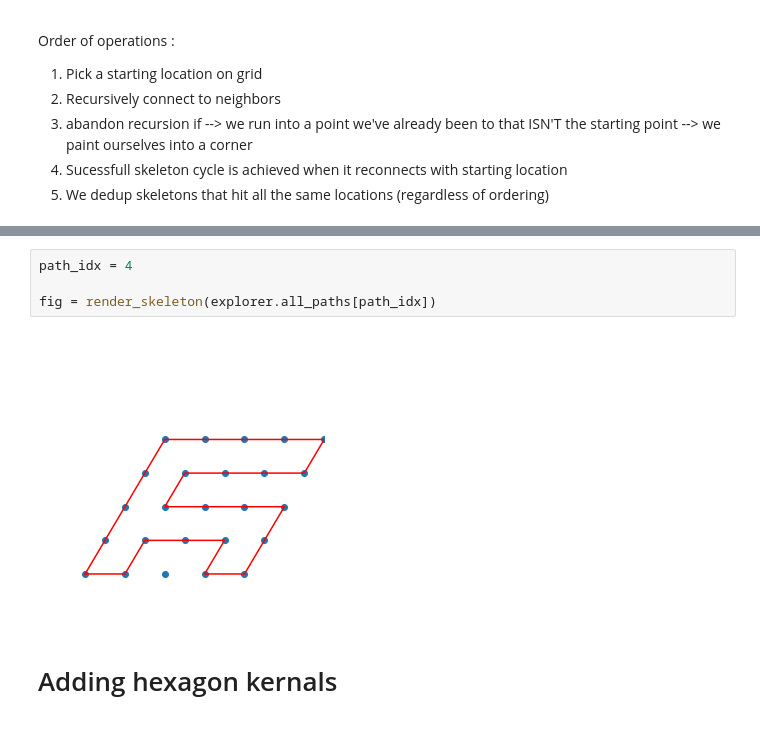
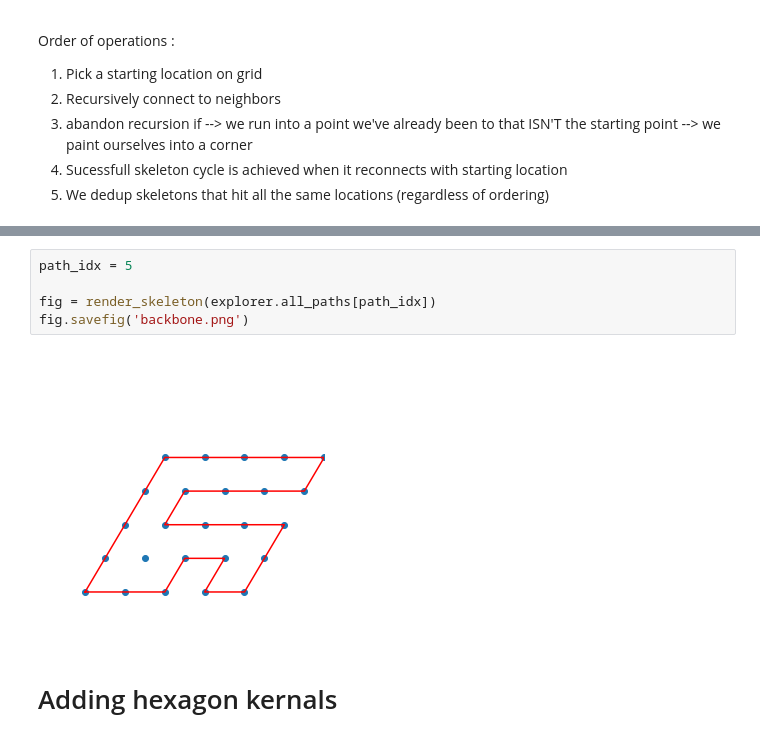
Before and after one commit to NicholasARossi/generative_artforms, a Jupyter notebook: notebooks/glyph_notebooks/glyph_demo.ipynb, the cells around one changed output, grey strips where cells are left out. Drawn from its saved outputs; the diff is of its cells as text.

```diff
--- a/notebooks/glyph_notebooks/glyph_demo.ipynb
+++ b/notebooks/glyph_notebooks/glyph_demo.ipynb
@@ -38,9 +35,10 @@ explorer.save_cycles_to_csv(save_location='grid_size5_skeletons.csv')
 # %%
-path_idx = 4
+path_idx = 5
 
 fig = render_skeleton(explorer.all_paths[path_idx])
+fig.savefig('backbone.png')
 # %% [output]
-[figure, old version]
+[figure, new version]
 # %% [markdown]
 # Adding hexagon kernals
 # %%
```
Also changed, not shown: parts of 14 cells of this notebook, 1 other file.
